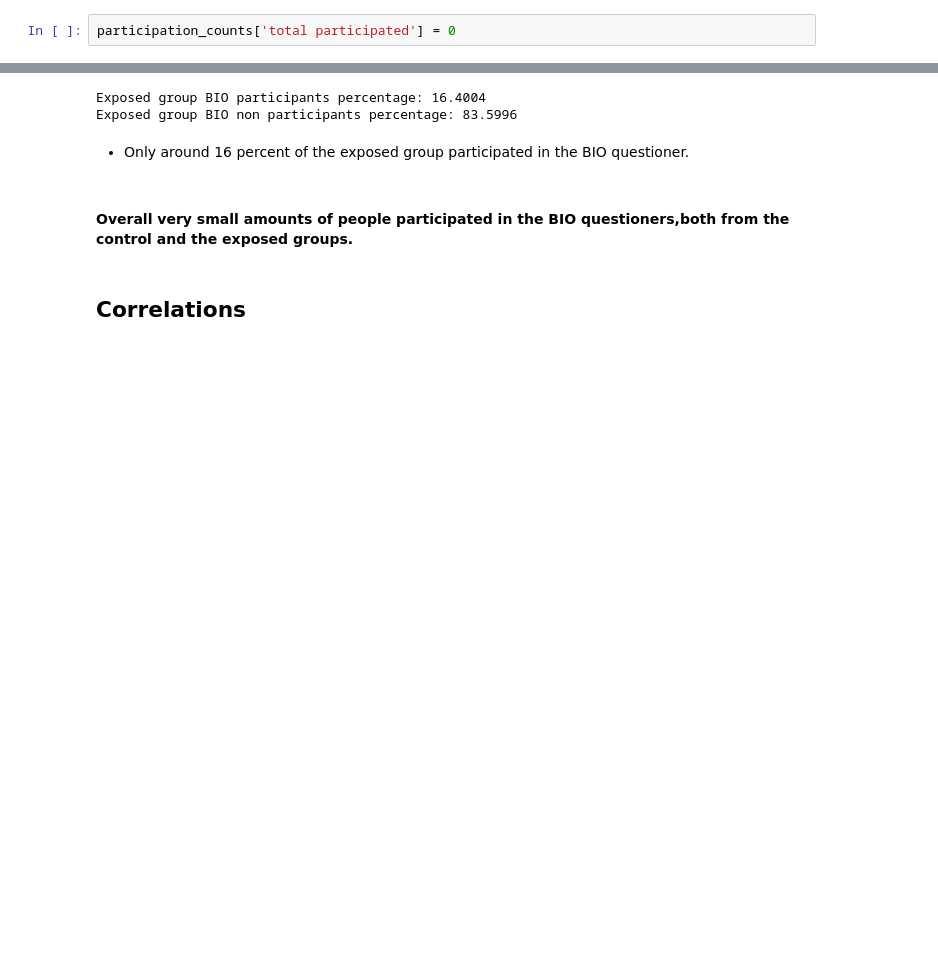
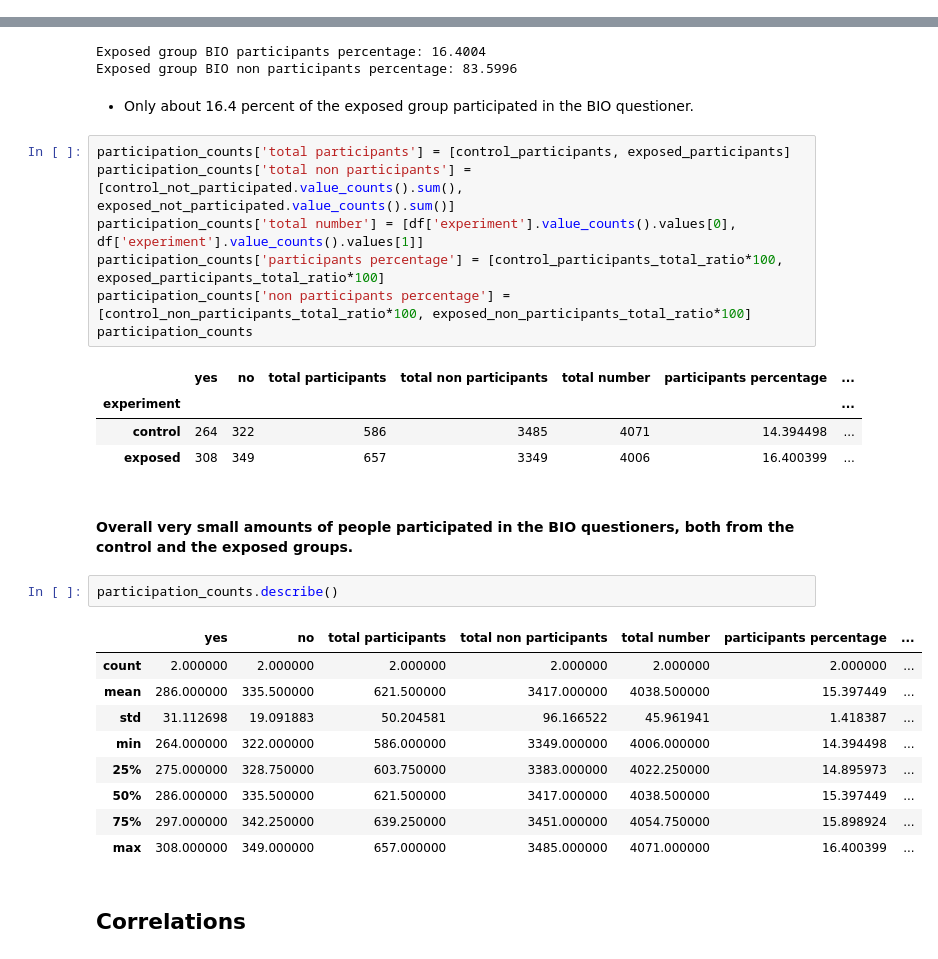
Before and after one commit to 10X-groups/AB-testing, a Jupyter notebook: notebooks/EDA.ipynb, the cells around one changed output, grey strips where cells are left out. Cells and saved outputs as stored; diff of their text form; blank space fills up the shorter version.

Commit message:
detailed description added for all groups

```diff
--- a/notebooks/EDA.ipynb
+++ b/notebooks/EDA.ipynb
@@ -432,5 +432,3 @@ participation_counts
 | exposed | 308 | 349 |
 # %% [markdown]
 * This is the number of users both from the control and exposed groups which participated in the BIO.
-# %%
-participation_counts['total participated'] = 0
@@ -479,9 +471,33 @@ print("Exposed group BIO non participants percentage: %.4f" %(exposed_non_partic
 Exposed group BIO participants percentage: 16.4004
 Exposed group BIO non participants percentage: 83.5996
 # %% [markdown]
-* Only around 16 percent of the exposed group participated in the BIO questioner.
+* Only about 16.4 percent of the exposed group participated in the BIO questioner.
+# %%
+participation_counts['total participants'] = [control_participants, exposed_participants]
+participation_counts['total non participants'] = [control_not_participated.value_counts().sum(), exposed_not_participated.value_counts().sum()]
+participation_counts['total number'] = [df['experiment'].value_counts().values[0], df['experiment'].value_counts().values[1]]
+participation_counts['participants percentage'] = [control_participants_total_ratio*100, exposed_participants_total_ratio*100]
+participation_counts['non participants percentage'] = [control_non_participants_total_ratio*100, exposed_non_participants_total_ratio*100]
+participation_counts
+# %% [output]
+|  | yes | no | total participants | total non participants | total number | participants percentage | ... |
+| experiment |  |  |  |  |  |  | ... |
+| control | 264 | 322 | 586 | 3485 | 4071 | 14.394498 | ... |
+| exposed | 308 | 349 | 657 | 3349 | 4006 | 16.400399 | ... |
 # %% [markdown]
-#### Overall very small amounts of people participated in the BIO questioners,both from the control and the exposed groups.
+#### Overall very small amounts of people participated in the BIO questioners, both from the control and the exposed groups.
+# %%
+participation_counts.describe()
+# %% [output]
+|  | yes | no | total participants | total non participants | total number | participants percentage | ... |
+| count | 2.000000 | 2.000000 | 2.000000 | 2.000000 | 2.000000 | 2.000000 | ... |
+| mean | 286.000000 | 335.500000 | 621.500000 | 3417.000000 | 4038.500000 | 15.397449 | ... |
+| std | 31.112698 | 19.091883 | 50.204581 | 96.166522 | 45.961941 | 1.418387 | ... |
+| min | 264.000000 | 322.000000 | 586.000000 | 3349.000000 | 4006.000000 | 14.394498 | ... |
+| 25% | 275.000000 | 328.750000 | 603.750000 | 3383.000000 | 4022.250000 | 14.895973 | ... |
+| 50% | 286.000000 | 335.500000 | 621.500000 | 3417.000000 | 4038.500000 | 15.397449 | ... |
+| 75% | 297.000000 | 342.250000 | 639.250000 | 3451.000000 | 4054.750000 | 15.898924 | ... |
+| max | 308.000000 | 349.000000 | 657.000000 | 3485.000000 | 4071.000000 | 16.400399 | ... |
 # %% [markdown]
 ## Correlations
 # %%
```
Also changed, not shown: parts of 4 cells of this notebook, 2 other files.
